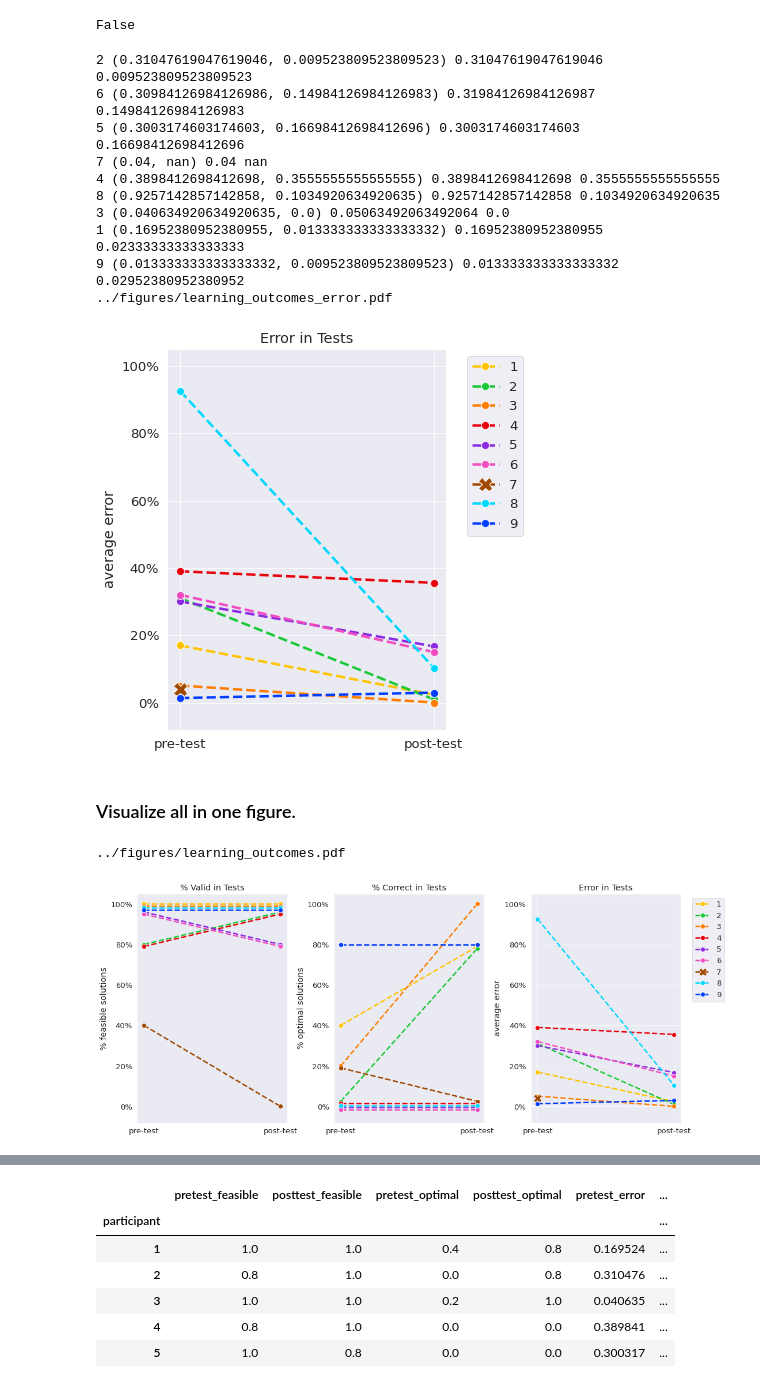
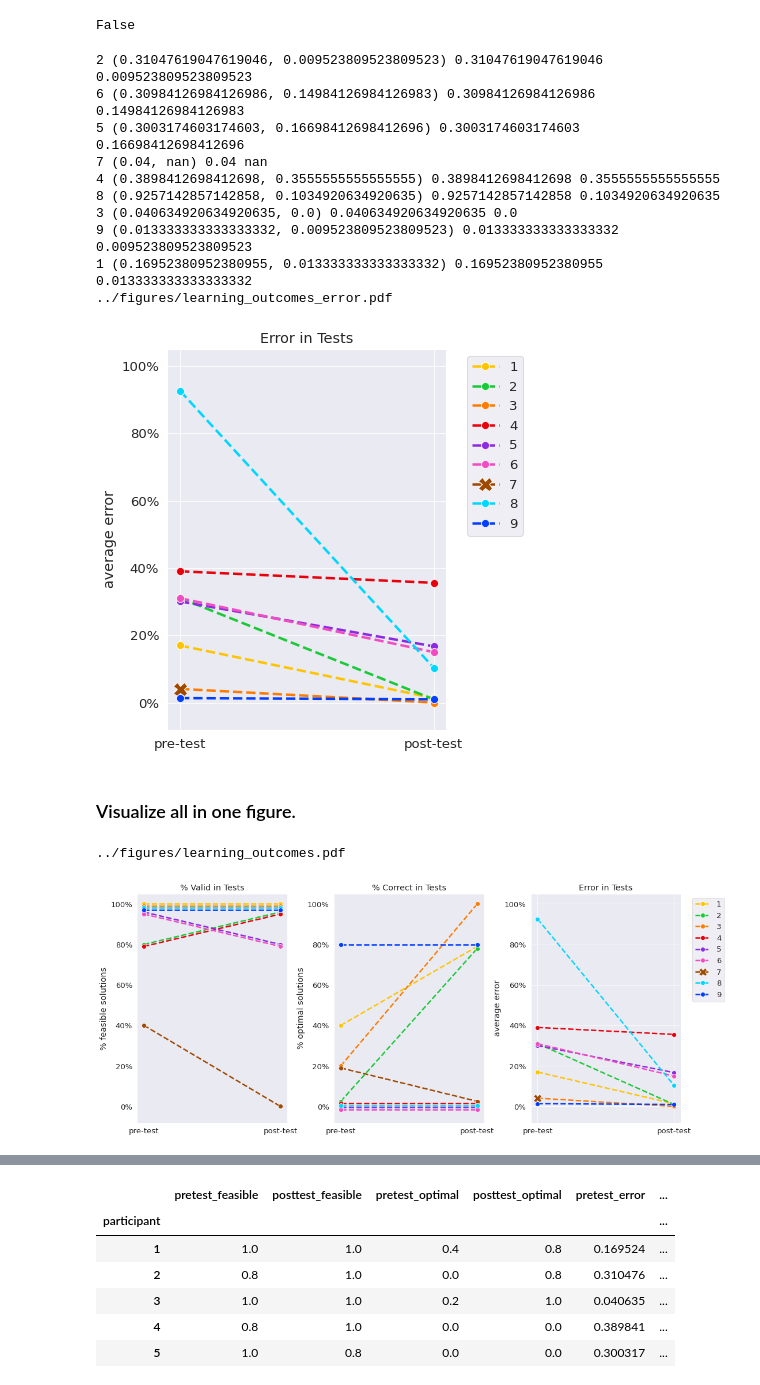
Before and after one commit to utku-norman/justhink-preexp-analysis, a Jupyter notebook: analysis/tools/3_RQ1_measure_learning_outcomes.ipynb, the cells around one changed output, grey strips where cells are left out. Cells and saved outputs as stored; diff of their text form; code cells hidden in the pictures.

```diff
--- a/analysis/tools/3_RQ1_measure_learning_outcomes.ipynb
+++ b/analysis/tools/3_RQ1_measure_learning_outcomes.ipynb
@@ -350,35 +350,35 @@ False
 # %%
 def plot_error(learning_df, ax=None, save=True, verbose=False):
     # Order participants to have aligned offsets of repeating values.
-    participants = [2, 6, 5, 7, 4, 8, 3, 1, 9]
+    participants = [2, 6, 5, 7, 4, 8, 3, 9, 1]
 
     # Define function to retrieve and plot the average errors.
     def get_values_from_row(row):
         return (row.pretest_error, row.posttest_error)
 
     # Plot the changes from pre-test to post-test.
     export_file = figs_dir.joinpath('learning_outcomes_error.pdf')
     plot_comparison(
         learning_df, participants=participants,
         ylabel='average error', title='Error in Tests',
         xvalues=test_xvalues, export_file=export_file,
-        yticks=True, offset=-0.01, ygrid=True, verbose=verbose,
+        yticks=True, offset=0, ygrid=True, verbose=verbose,
         getter=get_values_from_row, ax=ax, save=save)
 
 
 plot_error(learning_df, verbose=True)
 # %% [output]
 2 (0.31047619047619046, 0.009523809523809523) 0.31047619047619046 0.009523809523809523
-6 (0.30984126984126986, 0.14984126984126983) 0.31984126984126987 0.14984126984126983
+6 (0.30984126984126986, 0.14984126984126983) 0.30984126984126986 0.14984126984126983
 5 (0.3003174603174603, 0.16698412698412696) 0.3003174603174603 0.16698412698412696
 7 (0.04, nan) 0.04 nan
 4 (0.3898412698412698, 0.3555555555555555) 0.3898412698412698 0.3555555555555555
 8 (0.9257142857142858, 0.1034920634920635) 0.9257142857142858 0.1034920634920635
-3 (0.040634920634920635, 0.0) 0.05063492063492064 0.0
-1 (0.16952380952380955, 0.013333333333333332) 0.16952380952380955 0.02333333333333333
-9 (0.013333333333333332, 0.009523809523809523) 0.013333333333333332 0.02952380952380952
+3 (0.040634920634920635, 0.0) 0.040634920634920635 0.0
+9 (0.013333333333333332, 0.009523809523809523) 0.013333333333333332 0.009523809523809523
+1 (0.16952380952380955, 0.013333333333333332) 0.16952380952380955 0.013333333333333332
 ../figures/learning_outcomes_error.pdf
-[figure, old version]
+[figure, new version]
 # %% [markdown]
 ### Visualize all in one figure.
 # %%
@@ -395,5 +395,5 @@ plt.savefig(export_file, bbox_inches='tight')
 print(export_file)
 # %% [output]
 ../figures/learning_outcomes.pdf
-[figure, old version]
+[figure, new version]
 # %% [markdown]
```
Also changed, not shown: parts of 2 cells of this notebook, 11 other files.
